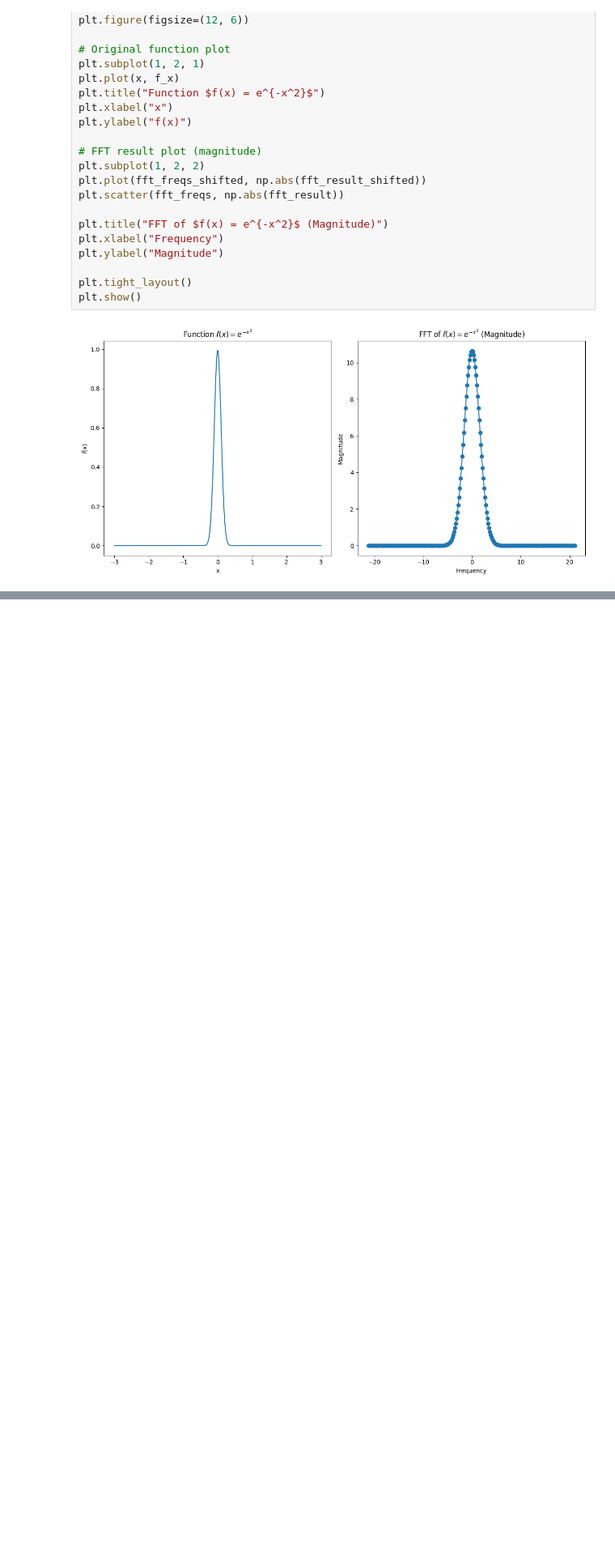
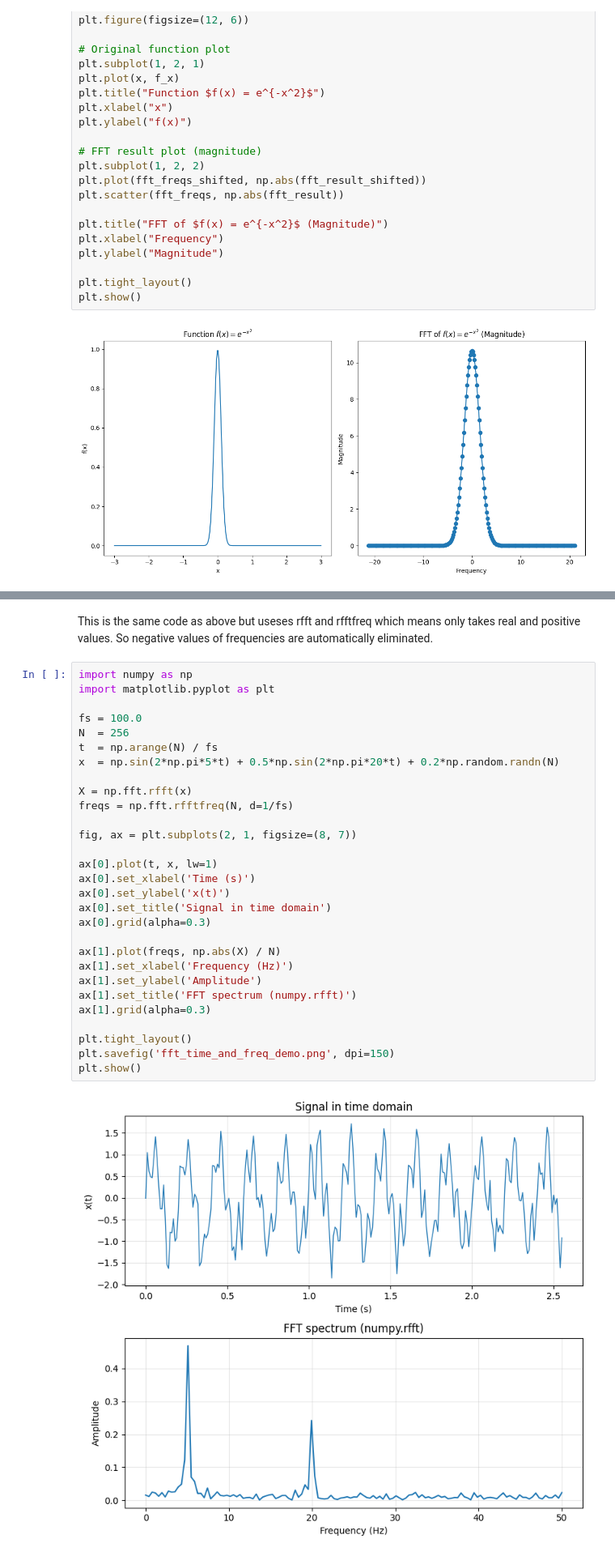
Before and after one commit to navgaur/Mathematical-Physics-III, a Jupyter notebook: Fourier_Trans_UGCF.ipynb, the cells around one changed output, grey strips where cells are left out. Shown at 81% size. Saved outputs shown, nothing was run; the diff lists cells and outputs as text; blank space fills up the shorter version.

```diff
--- a/Fourier_Trans_UGCF.ipynb
+++ b/Fourier_Trans_UGCF.ipynb
@@ -400,0 +401,33 @@ plt.show()
+# %% [markdown]
+This is the same code as above but useses rfft and rfftfreq which means only takes real and positive values. So negative values of frequencies are automatically eliminated.
+# %%
+import numpy as np
+import matplotlib.pyplot as plt
+
+fs = 100.0
+N  = 256
+t  = np.arange(N) / fs
+x  = np.sin(2*np.pi*5*t) + 0.5*np.sin(2*np.pi*20*t) + 0.2*np.random.randn(N)
+
+X = np.fft.rfft(x)
+freqs = np.fft.rfftfreq(N, d=1/fs)
+
+fig, ax = plt.subplots(2, 1, figsize=(8, 7))
+
+ax[0].plot(t, x, lw=1)
+ax[0].set_xlabel('Time (s)')
+ax[0].set_ylabel('x(t)')
+ax[0].set_title('Signal in time domain')
+ax[0].grid(alpha=0.3)
+
+ax[1].plot(freqs, np.abs(X) / N)
+ax[1].set_xlabel('Frequency (Hz)')
+ax[1].set_ylabel('Amplitude')
+ax[1].set_title('FFT spectrum (numpy.rfft)')
+ax[1].grid(alpha=0.3)
+
+plt.tight_layout()
+plt.savefig('fft_time_and_freq_demo.png', dpi=150)
+plt.show()
+# %% [output]
+[figure, added]
```
Also changed, not shown: parts of 1 cell of this notebook.
